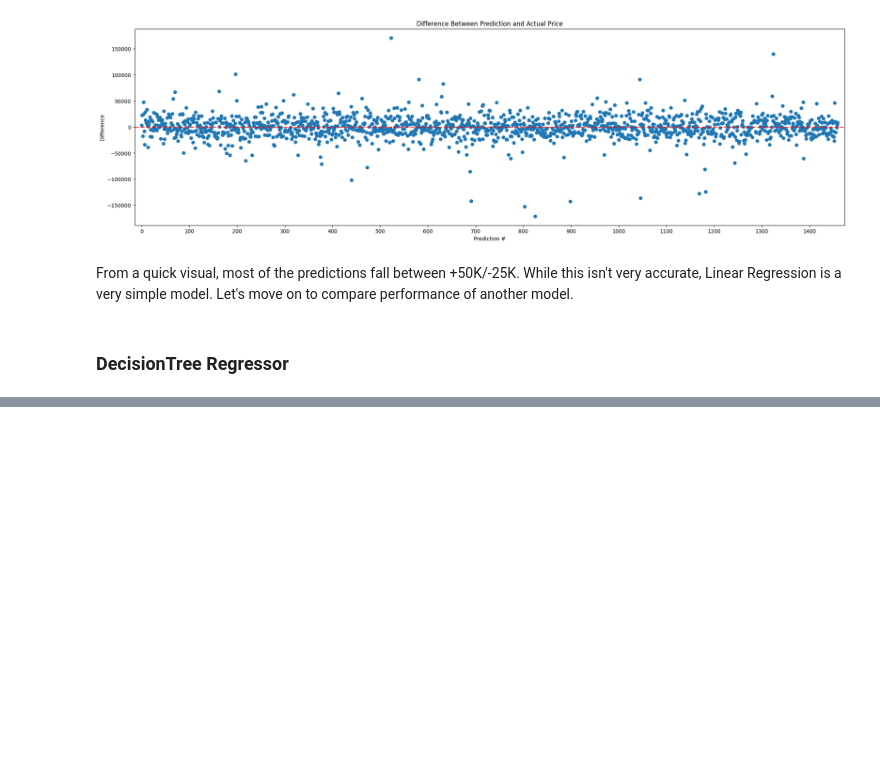
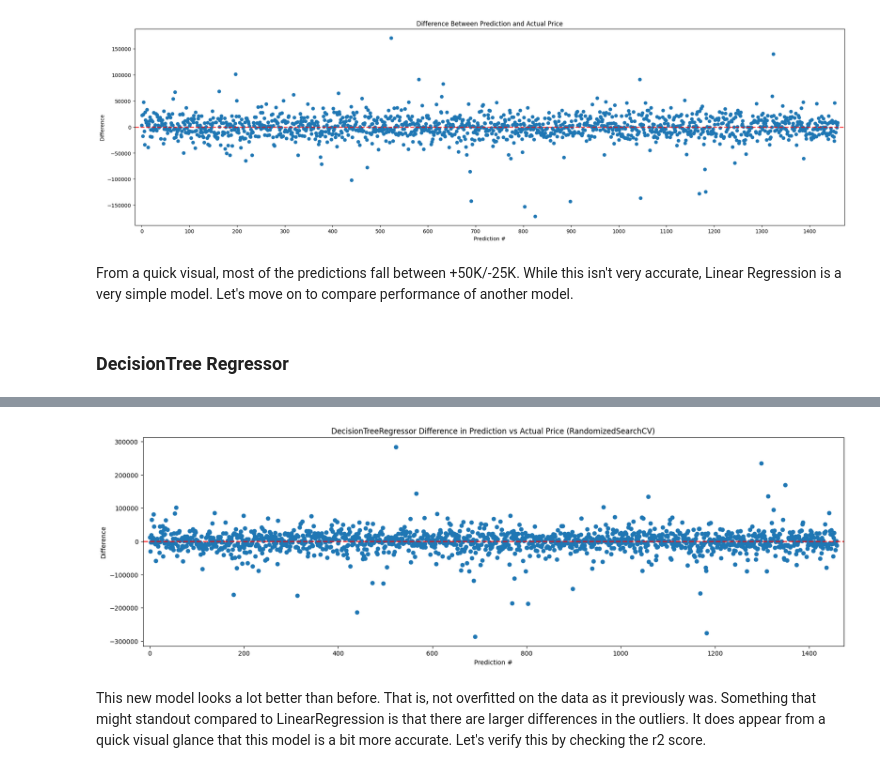
Before and after one commit to ddavidbailey/housing_prices, a Jupyter notebook: notebooks/04_training_and_comparison.ipynb, the cells around one changed output, grey strips where cells are left out. Drawn from its saved outputs; the diff is of its cells as text; code cells hidden in the pictures; blank space fills up the shorter version.

```diff
--- a/notebooks/04_training_and_comparison.ipynb
+++ b/notebooks/04_training_and_comparison.ipynb
@@ -200,0 +224,12 @@ plt.show()
+# %%
+from scipy.stats import randint
+
+dtr_params ={
+    'splitter': ["best", "random"],
+    'max_depth': [None,1,2,3,4,5,10,20],
+    'min_samples_leaf': randint(low=1, high=20),
+}
+
+dtr_rnd_search = RandomizedSearchCV(DecisionTreeRegressor(random_state=12), param_distributions=dtr_params, n_iter=10, cv=3, scoring="neg_root_mean_squared_error", random_state=12)
+# %%
+dtr_rnd_search.fit(training_pp, y)
@@ -200,0 +243,16 @@ plt.show()
+# %%
+pred = dtr_rnd_search.predict(training_pp)
+diff = pred - y
+# %%
+plt.subplots(figsize=(20,6))
+plt.title("DecisionTreeRegressor Difference in Prediction vs Actual Price (RandomizedSearchCV)")
+plt.ylabel("Difference")
+plt.xlabel("Prediction #")
+plt.margins(x=0.01)
+plt.scatter(x=[i for i in range(len(diff))], y=diff)
+plt.axhline(y=0, color="r", linestyle="--", alpha=.75, linewidth=2)
+plt.show()
+# %% [output]
+[figure, added]
+# %% [markdown]
+This new model looks a lot better than before. That is, not overfitted on the data as it previously was. Something that might standout compared to LinearRegression is that there are larger differences in the outliers. It does appear from a quick visual glance that this model is a bit more accurate. Let's verify this by checking the r2 score.
```
Also changed, not shown: parts of 12 cells of this notebook.
